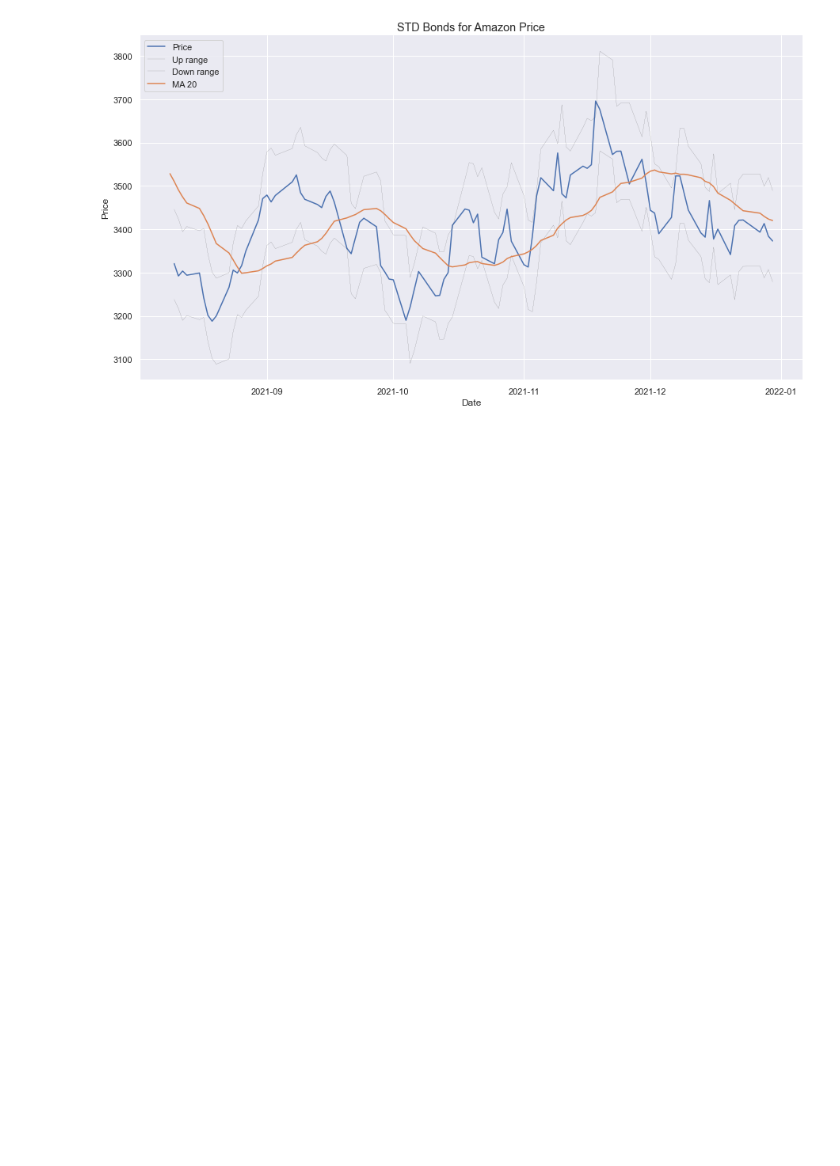
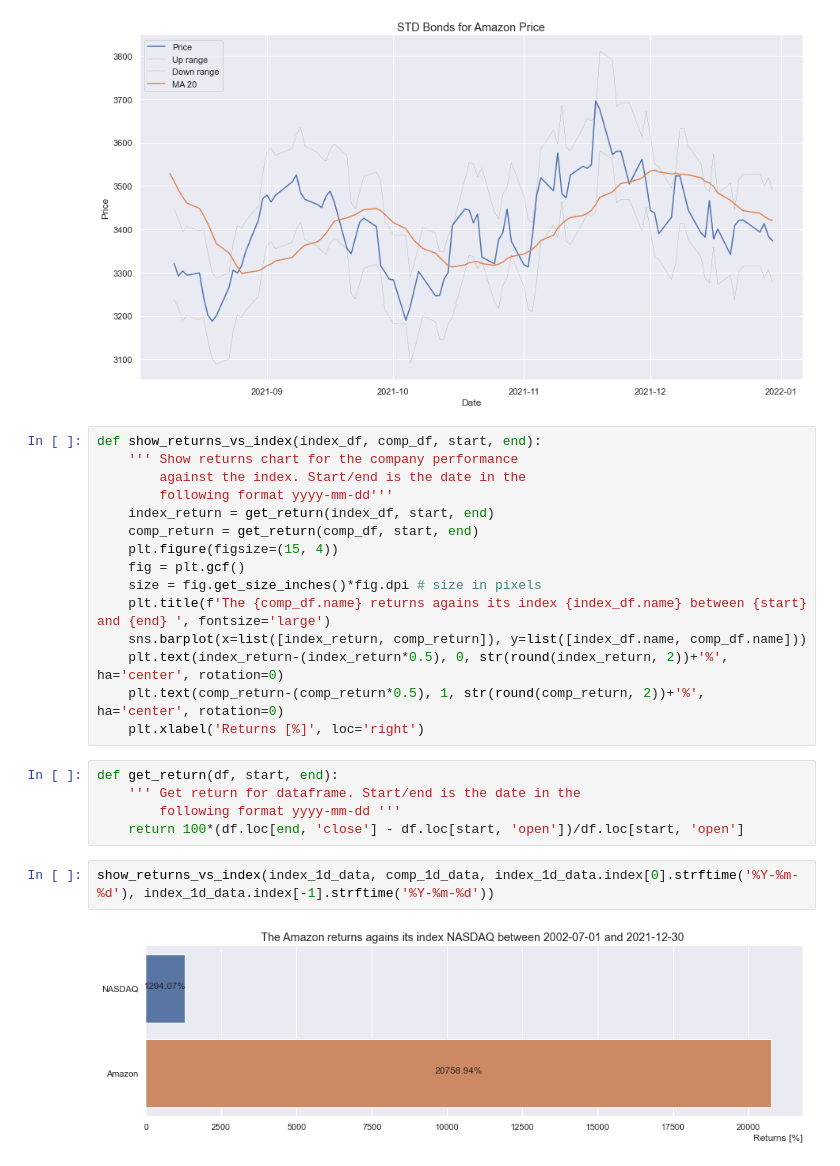
Before and after one commit to TBSDA/Data_Visualization, a Jupyter notebook: Asset_Price_Visualization.ipynb, the cells around one changed output. Cells and saved outputs as stored; diff of their text form; blank space fills up the shorter version.

```diff
--- a/Asset_Price_Visualization.ipynb
+++ b/Asset_Price_Visualization.ipynb
@@ -584,3 +593,27 @@ def show_std_bonds_chart(df, period):
 show_std_bonds_chart(comp_1d_data, 100)
 # %% [output]
 [figure]
+# %%
+def show_returns_vs_index(index_df, comp_df, start, end):
+    ''' Show returns chart for the company performance
+        against the index. Start/end is the date in the
+        following format yyyy-mm-dd'''
+    index_return = get_return(index_df, start, end)
+    comp_return = get_return(comp_df, start, end)
+    plt.figure(figsize=(15, 4))
+    fig = plt.gcf()
+    size = fig.get_size_inches()*fig.dpi # size in pixels
+    plt.title(f'The {comp_df.name} returns agains its index {index_df.name} between {start} and {end} ', fontsize='large')
+    sns.barplot(x=list([index_return, comp_return]), y=list([index_df.name, comp_df.name]))
+    plt.text(index_return-(index_return*0.5), 0, str(round(index_return, 2))+'%', ha='center', rotation=0)
+    plt.text(comp_return-(comp_return*0.5), 1, str(round(comp_return, 2))+'%', ha='center', rotation=0)
+    plt.xlabel('Returns [%]', loc='right')
+# %%
+def get_return(df, start, end):
+    ''' Get return for dataframe. Start/end is the date in the
+        following format yyyy-mm-dd '''
+    return 100*(df.loc[end, 'close'] - df.loc[start, 'open'])/df.loc[start, 'open']
+# %%
+show_returns_vs_index(index_1d_data, comp_1d_data, index_1d_data.index[0].strftime('%Y-%m-%d'), index_1d_data.index[-1].strftime('%Y-%m-%d'))
+# %% [output]
+[figure, added]
```
Also changed, not shown: parts of 4 cells of this notebook.
